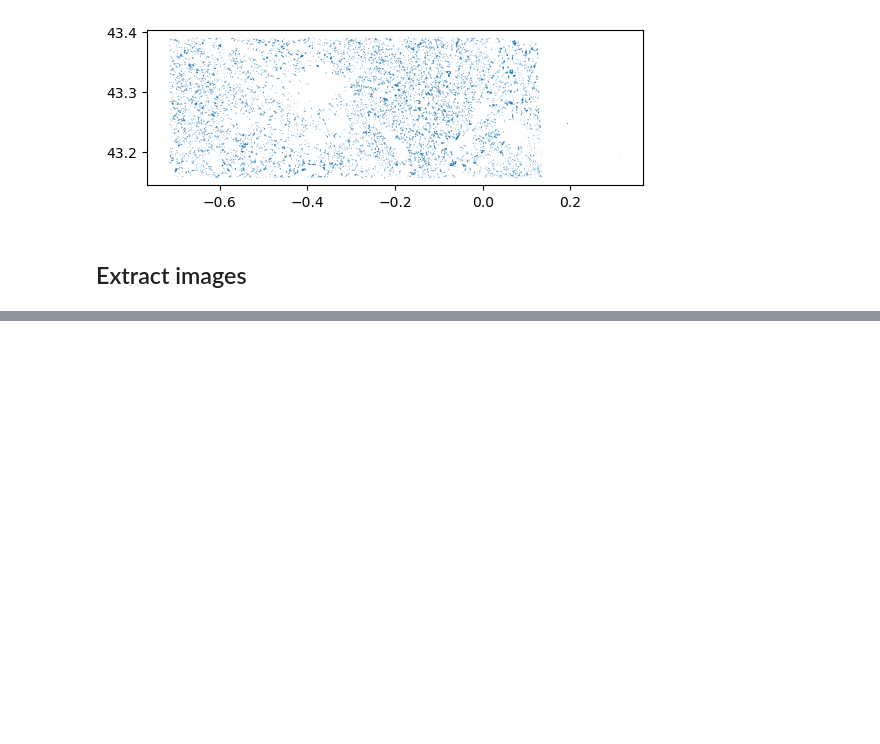
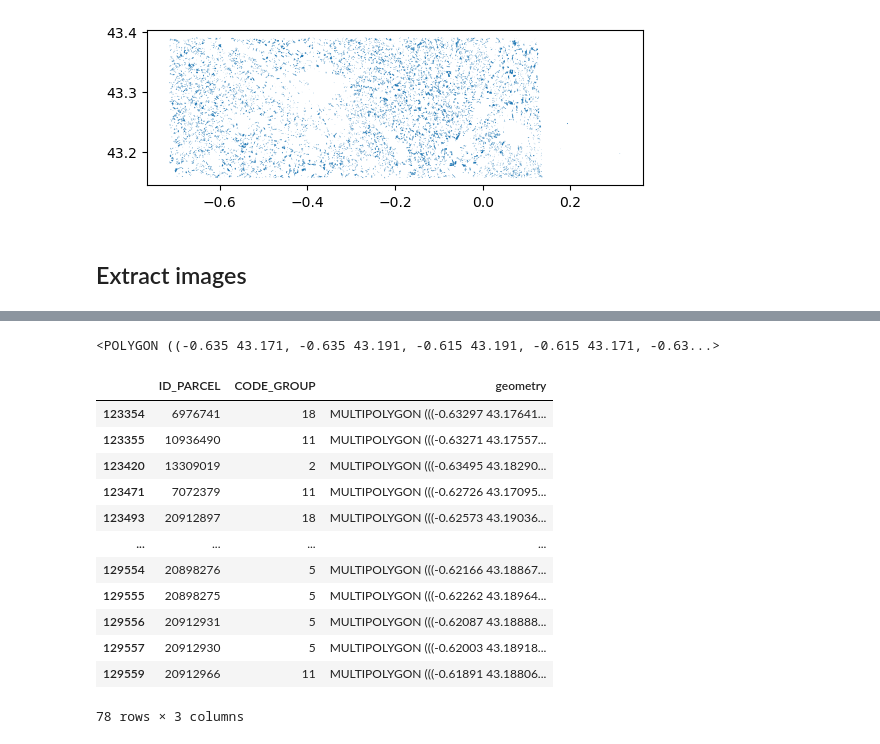
Before and after one commit to kerner-lab/slice, a Jupyter notebook: data/data.ipynb, the cells around one changed output, grey strips where cells are left out. Saved outputs shown, nothing was run; the diff lists cells and outputs as text; code cells hidden in the pictures; blank space fills up the shorter version.

```diff
--- a/data/data.ipynb
+++ b/data/data.ipynb
@@ -95,0 +195,41 @@ iterator = tf.compat.v1.python_io.tf_record_iterator(tf_file, options=options)
+# %%
+min_lon = min(ex.features.feature['longitude'].float_list.value)
+max_lon = max(ex.features.feature['longitude'].float_list.value)
+min_lat = min(ex.features.feature['latitude'].float_list.value)
+max_lat = max(ex.features.feature['latitude'].float_list.value)
+# %%
+roi = Polygon([
+    [min_lon, min_lat],
+    [min_lon, max_lat],
+    [max_lon, max_lat],
+    [max_lon, min_lat],
+])
+roi
+# %% [output]
+<POLYGON ((-0.635 43.171, -0.635 43.191, -0.615 43.191, -0.615 43.171, -0.63...>
+# %%
+import geopandas as gpd
+import pandas as pd
+from shapely.geometry import Polygon
+
+path_gpkg = "./france/refined.gpkg"
+
+# Load the data
+data = gpd.read_file(path_gpkg)
+# %%
+p1 = data[data.within(roi)]
+p1
+# %% [output]
+|  | ID_PARCEL | CODE_GROUP | geometry |
+| 123354 | 6976741 | 18 | MULTIPOLYGON (((-0.63297 43.17641... |
+| 123355 | 10936490 | 11 | MULTIPOLYGON (((-0.63271 43.17557... |
+| 123420 | 13309019 | 2 | MULTIPOLYGON (((-0.63495 43.18290... |
+| 123471 | 7072379 | 11 | MULTIPOLYGON (((-0.62726 43.17095... |
+| 123493 | 20912897 | 18 | MULTIPOLYGON (((-0.62573 43.19036... |
+| ... | ... | ... | ... |
+| 129554 | 20898276 | 5 | MULTIPOLYGON (((-0.62166 43.18867... |
+| 129555 | 20898275 | 5 | MULTIPOLYGON (((-0.62262 43.18964... |
+| 129556 | 20912931 | 5 | MULTIPOLYGON (((-0.62087 43.18888... |
+| 129557 | 20912930 | 5 | MULTIPOLYGON (((-0.62003 43.18918... |
+| 129559 | 20912966 | 11 | MULTIPOLYGON (((-0.61891 43.18806... |
+78 rows × 3 columns
```
Also changed, not shown: parts of 6 cells of this notebook.
